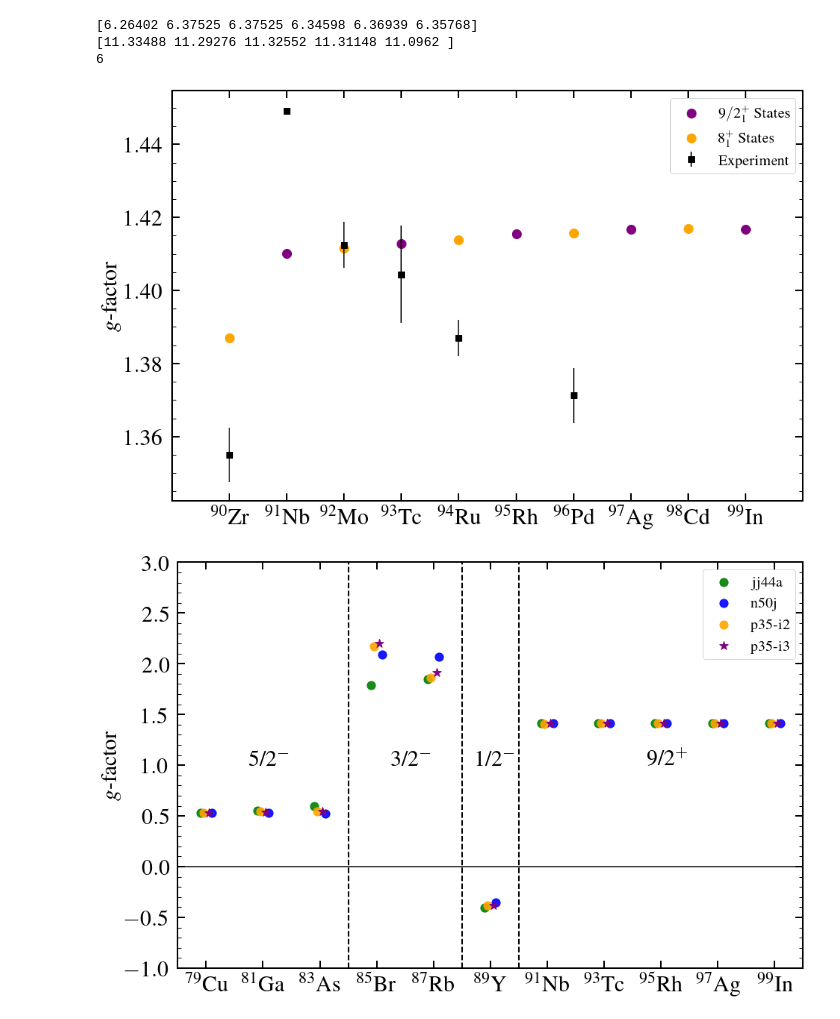
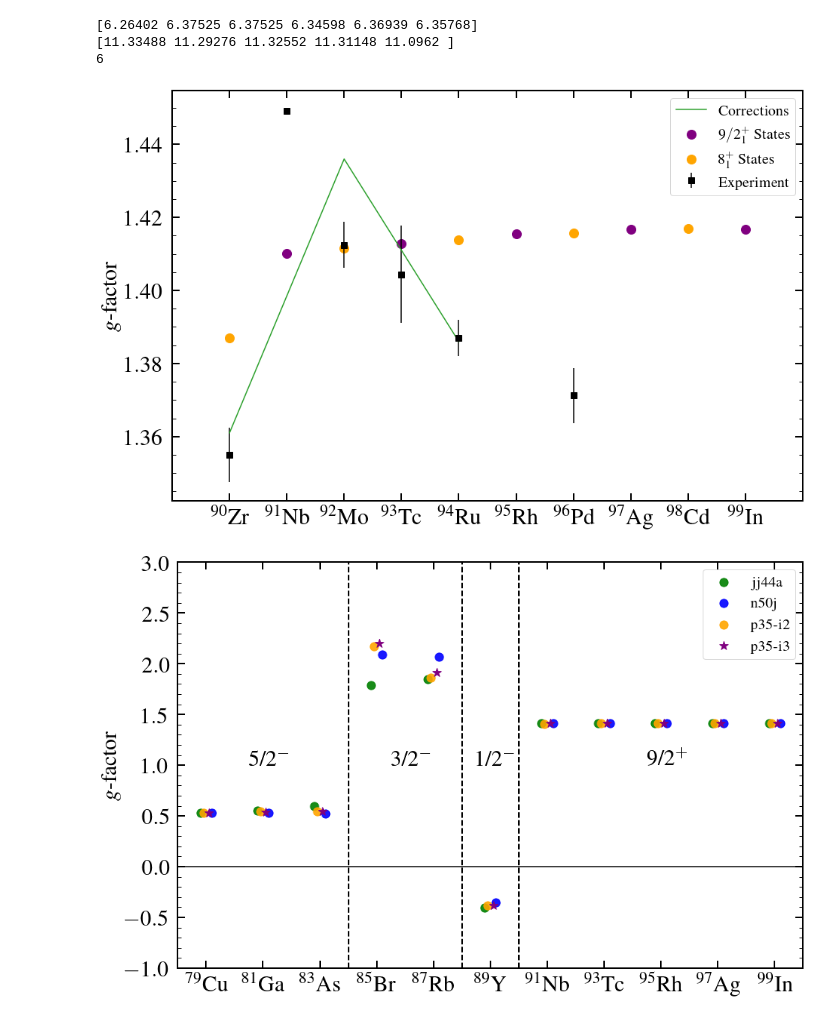
Before and after one commit to JordanPurcell/Research, a Jupyter notebook: plots/EM_properties.ipynb, the cells around one changed output. Cells and saved outputs as stored; diff of their text form; code cells hidden in the pictures.

Commit message:
Updated Dipoles plot
Include RMSE

```diff
--- a/plots/EM_properties.ipynb
+++ b/plots/EM_properties.ipynb
@@ -252,25 +252,26 @@ A90_err = [0.06, 0.002, 0.05, 0.06, 0.06]
 # %%
 f, ax = plt.subplots()
 f.set_figwidth(15)
 f.set_figheight(10)
 
 plt.setp(ax, xticks= A90, xticklabels=A90_ticks)
 ax.scatter([A90[int(2*i+1)] for i in range(5)], [A90_mu[2*i+1]/4.5 for i in range(5)], color='purple', s = 145, label='$9/2^+_1$ States')
 ax.scatter([A90[int(2*i)] for i in range(5)], [A90_mu[2*i]/8 for i in range(5)], color='orange', s = 145, label='$8^+_1$ States')
 plt.errorbar([90,91,92,93,96], [A90_exp[i]/A90_exp_J[i] for i in range(len(A90_exp))], yerr=[A90_err[i]/A90_exp_J[i] for i in range(len(A90_exp))],
                     fmt='s', mfc='black', mec='black', ecolor='black', ms=8, label='Experiment')
 plt.errorbar(94, 1.387, yerr=0.005, fmt='s', mfc='black', mec='black', ecolor='black', ms=8)
+plt.plot([90,92,94], [1.361, 1.436, 1.386], label='Corrections')
 ax.set_ylabel('$g$-factor', fontsize=30)
 plt.xlim(89,100)
 #plt.ylim(1.35,1.45)
 plt.tick_params(which="major", direction="in", right=True, top=True, length=10, width=2, labelsize=30, pad=10)
 plt.tick_params(which="minor", direction="in", right=True, top=False, bottom=False, length=5, width=1, labelsize=20)
 ax.xaxis.get_major_ticks()[7].set_pad(4.5)
 plt.legend(fontsize=20)
 plt.minorticks_on()
 plt.show()
 # %% [output]
-[figure, old version]
+[figure, new version]
 # %%
 f, ax = plt.subplots()
 f.set_figwidth(15)
```
Also changed, not shown: parts of 2 cells of this notebook, 2 other files.
